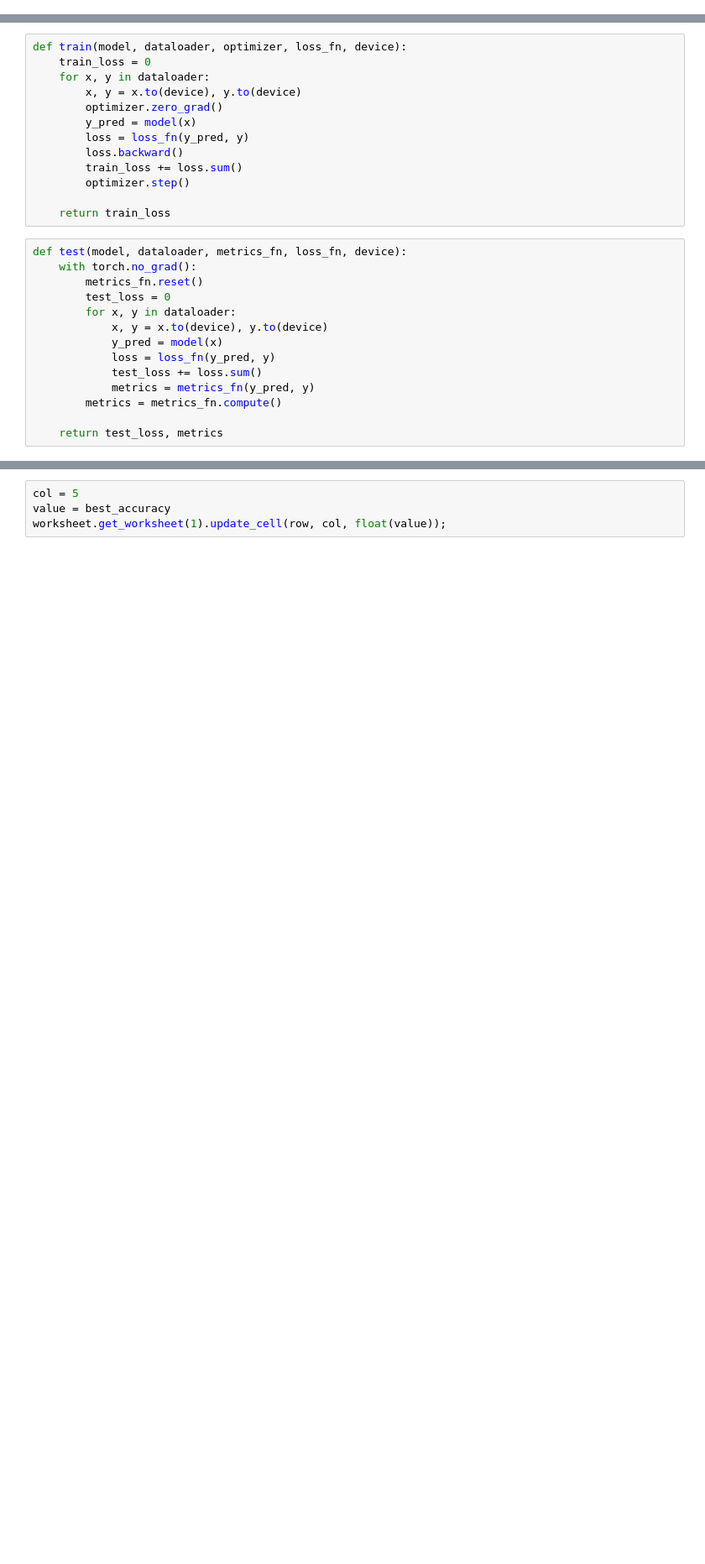
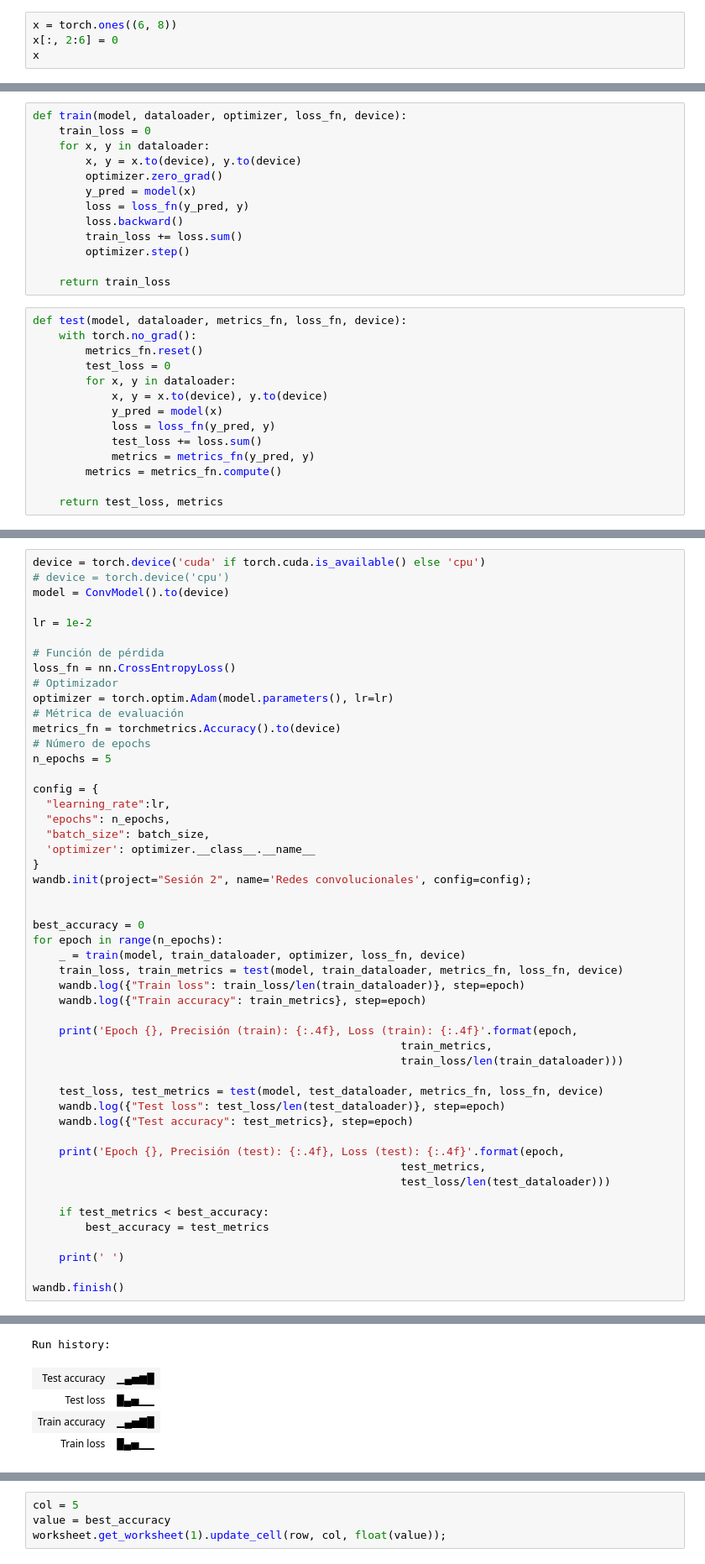
Before and after one commit to ramajoballester/mil_deeplearning, a Jupyter notebook: 2_CNN.ipynb, the cells around one changed output, grey strips where cells are left out. Shown at 84% size. Cells and saved outputs as stored; diff of their text form; blank space fills up the shorter version.

```diff
--- a/2_CNN.ipynb
+++ b/2_CNN.ipynb
@@ -65,0 +79,4 @@ torch.Size([1, 1, 3, 3])
+# %%
+x = torch.ones((6, 8))
+x[:, 2:6] = 0
+x
@@ -141,0 +258,51 @@ def test(model, dataloader, metrics_fn, loss_fn, device):
+# %%
+device = torch.device('cuda' if torch.cuda.is_available() else 'cpu')
+# device = torch.device('cpu')
+model = ConvModel().to(device)
+
+lr = 1e-2
+
+# Función de pérdida
+loss_fn = nn.CrossEntropyLoss()
+# Optimizador
+optimizer = torch.optim.Adam(model.parameters(), lr=lr)
+# Métrica de evaluación
+metrics_fn = torchmetrics.Accuracy().to(device)
+# Número de epochs
+n_epochs = 5
+
+config = {
+  "learning_rate":lr,
+  "epochs": n_epochs,
+  "batch_size": batch_size,
+  'optimizer': optimizer.__class__.__name__
+}
+wandb.init(project="Sesión 2", name='Redes convolucionales', config=config);
+
+
+best_accuracy = 0
+for epoch in range(n_epochs):
+    _ = train(model, train_dataloader, optimizer, loss_fn, device)
+    train_loss, train_metrics = test(model, train_dataloader, metrics_fn, loss_fn, device)
+    wandb.log({"Train loss": train_loss/len(train_dataloader)}, step=epoch)
+    wandb.log({"Train accuracy": train_metrics}, step=epoch)
+
+    print('Epoch {}, Precisión (train): {:.4f}, Loss (train): {:.4f}'.format(epoch,
+                                                        train_metrics,
+                                                        train_loss/len(train_dataloader)))
+
+    test_loss, test_metrics = test(model, test_dataloader, metrics_fn, loss_fn, device)
+    wandb.log({"Test loss": test_loss/len(test_dataloader)}, step=epoch)
+    wandb.log({"Test accuracy": test_metrics}, step=epoch)
+
+    print('Epoch {}, Precisión (test): {:.4f}, Loss (test): {:.4f}'.format(epoch,
+                                                        test_metrics,
+                                                        test_loss/len(test_dataloader)))
+
+    if test_metrics < best_accuracy:
+        best_accuracy = test_metrics
+
+    print(' ')
+
+wandb.finish()
+# %% [output]
@@ -141,0 +327,5 @@ def test(model, dataloader, metrics_fn, loss_fn, device):
+Run history:
+| Test accuracy | ▁▄▅▆█ |
+| Test loss | █▄▅▁▁ |
+| Train accuracy | ▁▄▅▇█ |
+| Train loss | █▄▅▁▁ |
```
Also changed, not shown: parts of 71 cells of this notebook.
